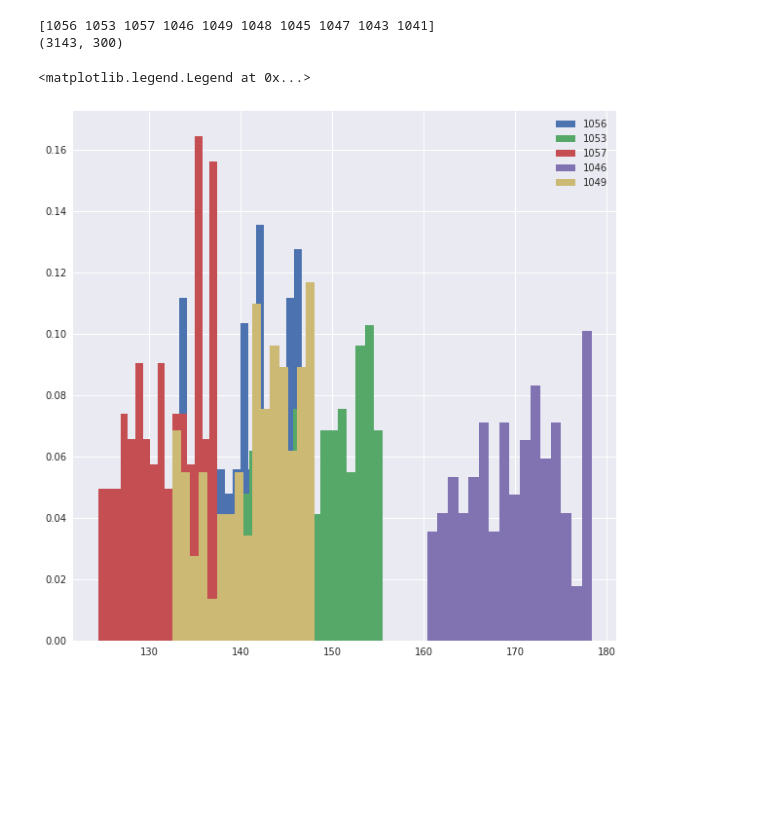
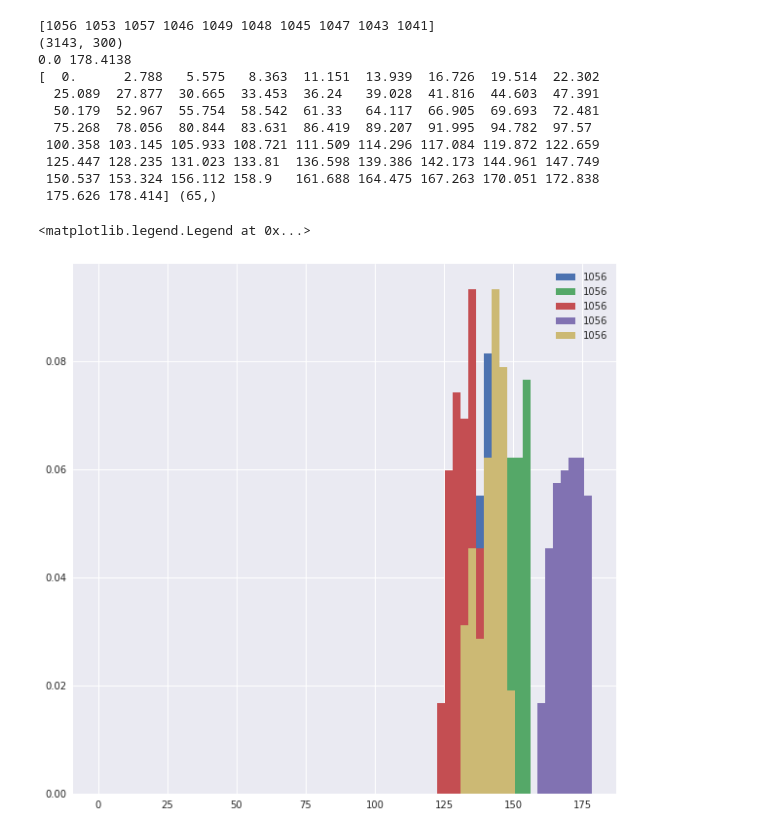
Before and after one commit to alberto-oliveira/ret-mr-learning, a Jupyter notebook: source/notebooks/Untitled1.ipynb, the cells around one changed output. Drawn from its saved outputs; the diff is of its cells as text; code cells hidden in the pictures; blank space fills up the shorter version.

```diff
--- a/source/notebooks/Untitled1.ipynb
+++ b/source/notebooks/Untitled1.ipynb
@@ -62,23 +62,42 @@ cs = np.load('/home/alberto/phD/projects/performance_prediction/ret-mr-learning/
 # %%
 i = 1056
 p = 150
 print(cm[i, 0:10])
 print(cm.shape)
 
+idx = cm[i, 0:5]
+
+mi = cs[idx].min()
+ma = cs[idx].max()
+print(mi, ma)
+
+delta = (ma - mi)/64
+edges = np.arange(mi, ma+1, delta)
+print(edges, edges.shape)
+
 #r = np.random.choice(np.arange(0, cs.shape[0]), 5, replace=False)
 
 fig, ax = plt.subplots(1)
 fig.set_size_inches(10, 10)
 
-plt.hist(cs[cm[i, 0], p:], bins=16, density=True, label="{0:d}".format(cm[i, 0]))
-plt.hist(cs[cm[i, 1], p:], bins=16, density=True, label="{0:d}".format(cm[i, 1]))
-plt.hist(cs[cm[i, 2], p:], bins=16, density=True, label="{0:d}".format(cm[i, 2]))
-plt.hist(cs[cm[i, 3], p:], bins=16, density=True, label="{0:d}".format(cm[i, 3]))
-plt.hist(cs[cm[i, 4], p:], bins=16, density=True, label="{0:d}".format(cm[i, 4]))
+plt.hist(cs[idx[0], p:], bins=edges, density=True, label="{0:d}".format(idx[0]))
+plt.hist(cs[idx[1], p:], bins=edges, density=True, label="{0:d}".format(idx[0]))
+plt.hist(cs[idx[2], p:], bins=edges, density=True, label="{0:d}".format(idx[0]))
+plt.hist(cs[idx[3], p:], bins=edges, density=True, label="{0:d}".format(idx[0]))
+plt.hist(cs[idx[4], p:], bins=edges, density=True, label="{0:d}".format(idx[0]))
 
 plt.legend()
 # %% [output]
 [1056 1053 1057 1046 1049 1048 1045 1047 1043 1041]
 (3143, 300)
+0.0 178.4138
+[  0.      2.788   5.575   8.363  11.151  13.939  16.726  19.514  22.302
+  25.089  27.877  30.665  33.453  36.24   39.028  41.816  44.603  47.391
+  50.179  52.967  55.754  58.542  61.33   64.117  66.905  69.693  72.481
+  75.268  78.056  80.844  83.631  86.419  89.207  91.995  94.782  97.57
+ 100.358 103.145 105.933 108.721 111.509 114.296 117.084 119.872 122.659
+ 125.447 128.235 131.023 133.81  136.598 139.386 142.173 144.961 147.749
+ 150.537 153.324 156.112 158.9   161.688 164.475 167.263 170.051 172.838
+ 175.626 178.414] (65,)
 <matplotlib.legend.Legend at 0x...>
-[figure, old version]
+[figure, new version]
```
Also changed, not shown: parts of 3 cells of this notebook, 4 other files.
